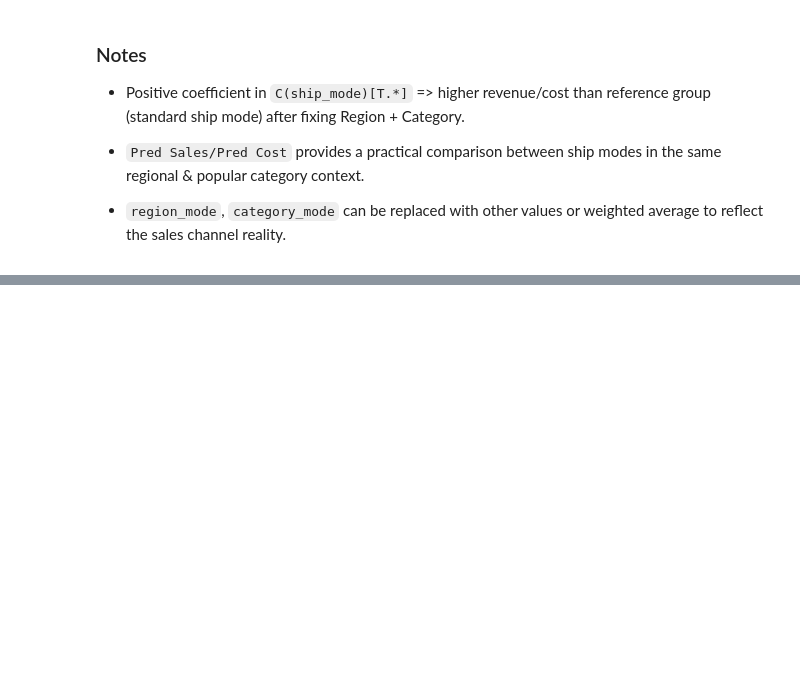
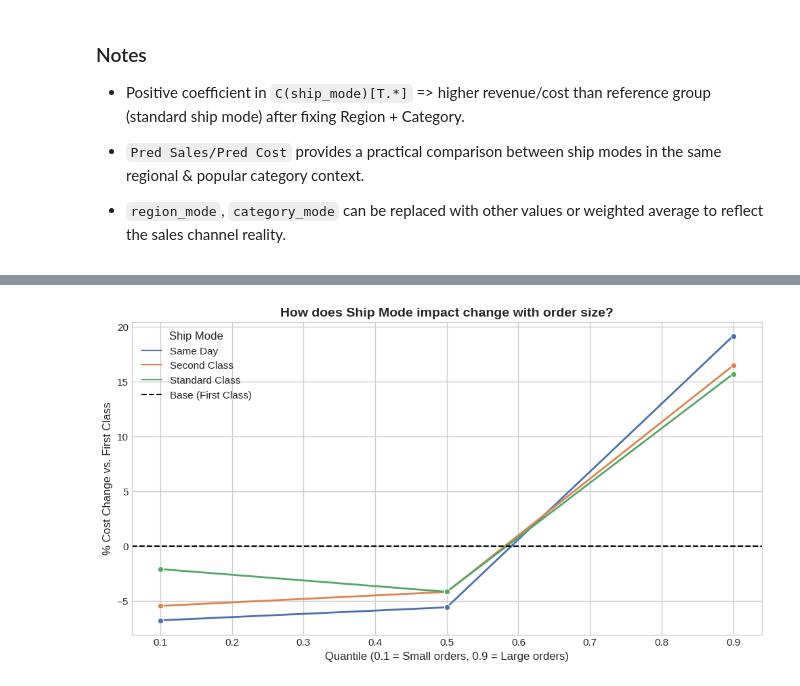
Before and after one commit to bunbohue19/IT5425E_Data-Management-Visualization, a Jupyter notebook: Project/src/2_Analysis-problems/3.ipynb, the cells around one changed output, grey strips where cells are left out. Cells and saved outputs as stored; diff of their text form; code cells hidden in the pictures; blank space fills up the shorter version.

```diff
--- a/Project/src/2_Analysis-problems/3.ipynb
+++ b/Project/src/2_Analysis-problems/3.ipynb
@@ -10,7 +12,7 @@ import pandas as pd
 import numpy as np
 from pathlib import Path
 
-DATA_PATH = Path("../[DATASET C] Retail Supply Chain Sales Analysis/[C] Retail-Supply-Chain-Sales-Analysis.xlsx")
+DATA_PATH = Path("/kaggle/input/retail-supply-chain-sales-analysis/retail-sales-raw-data.xlsx")
 ORDERS_SHEET = 'Retails Order Full Dataset'
 
 orders = pd.read_excel(DATA_PATH, sheet_name=ORDERS_SHEET)
@@ -136,0 +885,66 @@ pred_df
+# %%
+import statsmodels.formula.api as smf
+import pandas as pd
+import numpy as np
+import matplotlib.pyplot as plt
+import seaborn as sns
+
+# List of quantiles to test (10th, 50th, and 90th percentiles)
+quantiles = [0.1, 0.5, 0.9]
+results = []
+
+print("Running Quantile Regression...")
+
+# Formula remains the same (controlling for Region and Category)
+formula = 'log_cost ~ C(ShipMode) + C(Region) + C(Category)'
+
+for q in quantiles:
+    # Run QuantReg model
+    mod = smf.quantreg(formula, df_model)
+    res = mod.fit(q=q)
+
+    # Extract coefficients for Ship Modes
+    coefs = res.params[res.params.index.str.contains("ShipMode")]
+
+    # Extract P-values to test statistical significance
+    pvalues = res.pvalues[res.params.index.str.contains("ShipMode")]
+
+    # Save results
+    for mode in coefs.index:
+        mode_name = mode.split('[T.')[1].replace(']', '')
+        results.append({
+            'Quantile': q,
+            'ShipMode': mode_name,
+            'Coef (Log)': coefs[mode],
+            'P-value': pvalues[mode],
+            # Convert to actual % impact: (e^coef - 1)*100
+            'Impact %': (np.exp(coefs[mode]) - 1) * 100
+        })
+
+# Convert to DataFrame for display
+df_quant_results = pd.DataFrame(results)
+
+# Pivot table for easy comparison
+pivot_results = df_quant_results.pivot(index='ShipMode', columns='Quantile', values='Impact %')
+
+print("\n=== IMPACT OF SHIP MODE ON COST (IN % COST) ===")
+print("(Compared to First Class. + means more expensive, - means cheaper)")
+print(pivot_results.round(2))
+
+print("\n=== STATISTICAL SIGNIFICANCE CHECK (P-value < 0.05) ===")
+significant = df_quant_results[df_quant_results['P-value'] < 0.05]
+if significant.empty:
+    print("No statistically significant impact at any quantile!")
+else:
+    print(significant[['Quantile', 'ShipMode', 'P-value', 'Impact %']])
+
+# --- RESULT VISUALIZATION ---
+plt.figure(figsize=(12, 6))
+sns.lineplot(data=df_quant_results, x='Quantile', y='Impact %', hue='ShipMode', marker='o', linewidth=2)
+plt.axhline(0, color='black', linestyle='--', label='Base (First Class)')
+plt.title('How does Ship Mode impact change with order size?', fontsize=14, fontweight='bold')
+plt.xlabel('Quantile (0.1 = Small orders, 0.9 = Large orders)')
+plt.ylabel('% Cost Change vs. First Class')
+plt.legend(title='Ship Mode')
+plt.show()
+# %% [output]
@@ -136,0 +964 @@ pred_df
+[figure, added]
```
Also changed, not shown: parts of 18 cells of this notebook.
